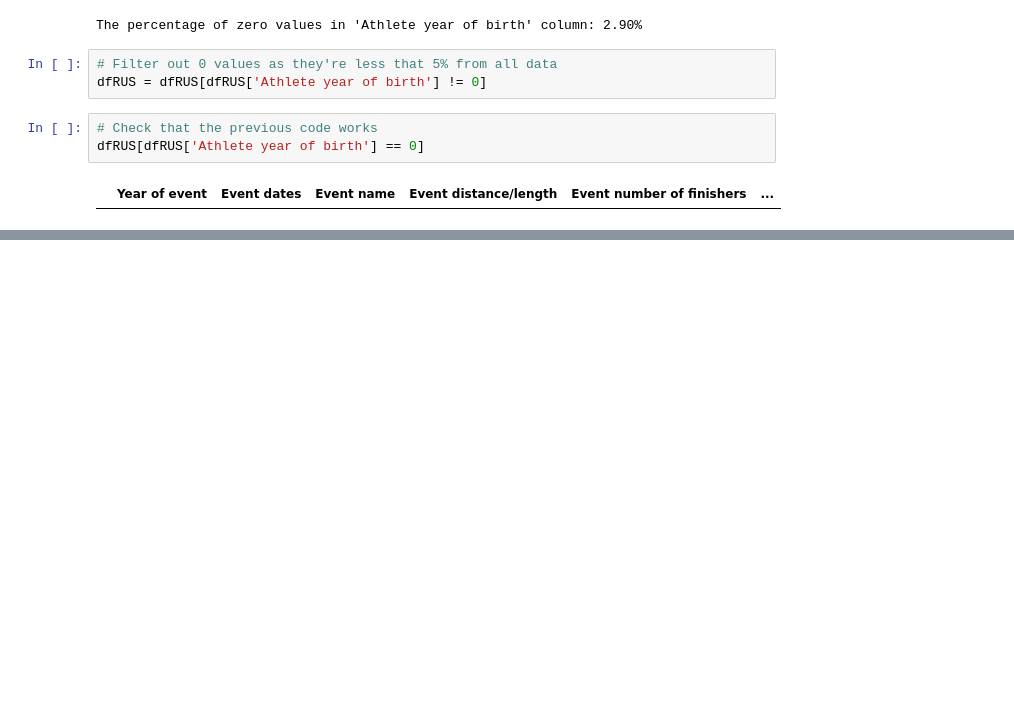
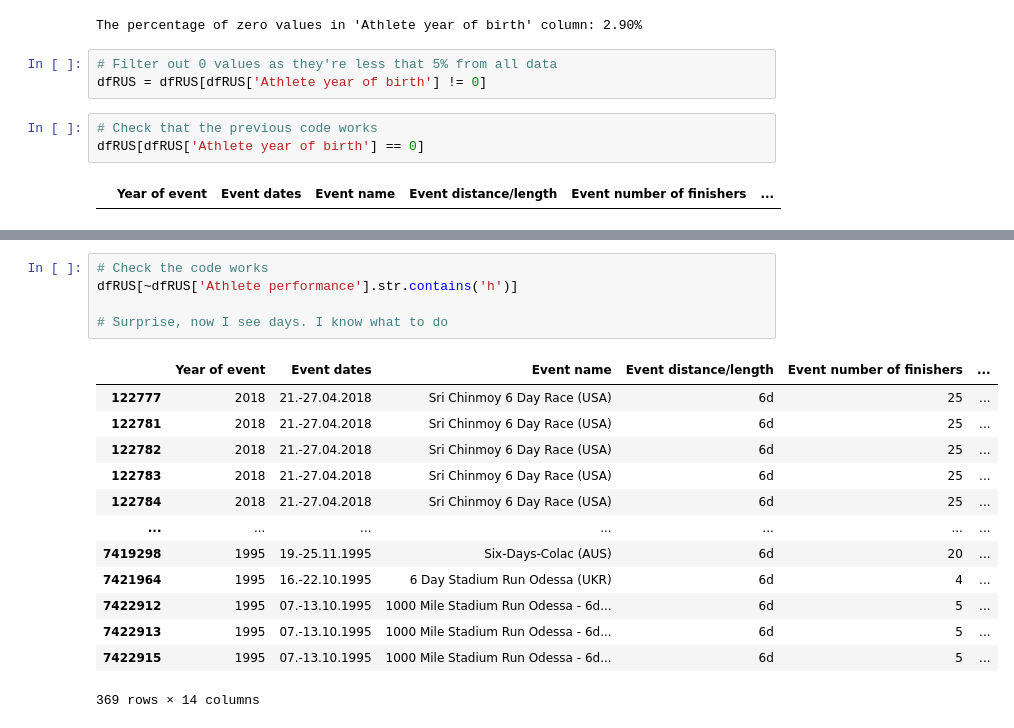
Before and after one commit to OlesiaNZ/python_running_data_analysis, a Jupyter notebook: analysis-the-big-dataset-of-ultra-marathon-running.ipynb, the cells around one changed output, grey strips where cells are left out. Saved outputs shown, nothing was run; the diff lists cells and outputs as text; blank space fills up the shorter version.

```diff
--- a/analysis-the-big-dataset-of-ultra-marathon-running.ipynb
+++ b/analysis-the-big-dataset-of-ultra-marathon-running.ipynb
@@ -520,0 +547,19 @@ dfRUS[dfRUS['Athlete year of birth'] == 0]
+# %%
+# Check the code works
+dfRUS[~dfRUS['Athlete performance'].str.contains('h')]
+
+# Surprise, now I see days. I know what to do
+# %% [output]
+|  | Year of event | Event dates | Event name | Event distance/length | Event number of finishers | ... |
+| 122777 | 2018 | 21.-27.04.2018 | Sri Chinmoy 6 Day Race (USA) | 6d | 25 | ... |
+| 122781 | 2018 | 21.-27.04.2018 | Sri Chinmoy 6 Day Race (USA) | 6d | 25 | ... |
+| 122782 | 2018 | 21.-27.04.2018 | Sri Chinmoy 6 Day Race (USA) | 6d | 25 | ... |
+| 122783 | 2018 | 21.-27.04.2018 | Sri Chinmoy 6 Day Race (USA) | 6d | 25 | ... |
+| 122784 | 2018 | 21.-27.04.2018 | Sri Chinmoy 6 Day Race (USA) | 6d | 25 | ... |
+| ... | ... | ... | ... | ... | ... | ... |
+| 7419298 | 1995 | 19.-25.11.1995 | Six-Days-Colac (AUS) | 6d | 20 | ... |
+| 7421964 | 1995 | 16.-22.10.1995 | 6 Day Stadium Run Odessa (UKR) | 6d | 4 | ... |
+| 7422912 | 1995 | 07.-13.10.1995 | 1000 Mile Stadium Run Odessa - 6d... | 6d | 5 | ... |
+| 7422913 | 1995 | 07.-13.10.1995 | 1000 Mile Stadium Run Odessa - 6d... | 6d | 5 | ... |
+| 7422915 | 1995 | 07.-13.10.1995 | 1000 Mile Stadium Run Odessa - 6d... | 6d | 5 | ... |
+369 rows × 14 columns
```
Also changed, not shown: parts of 6 cells of this notebook.
